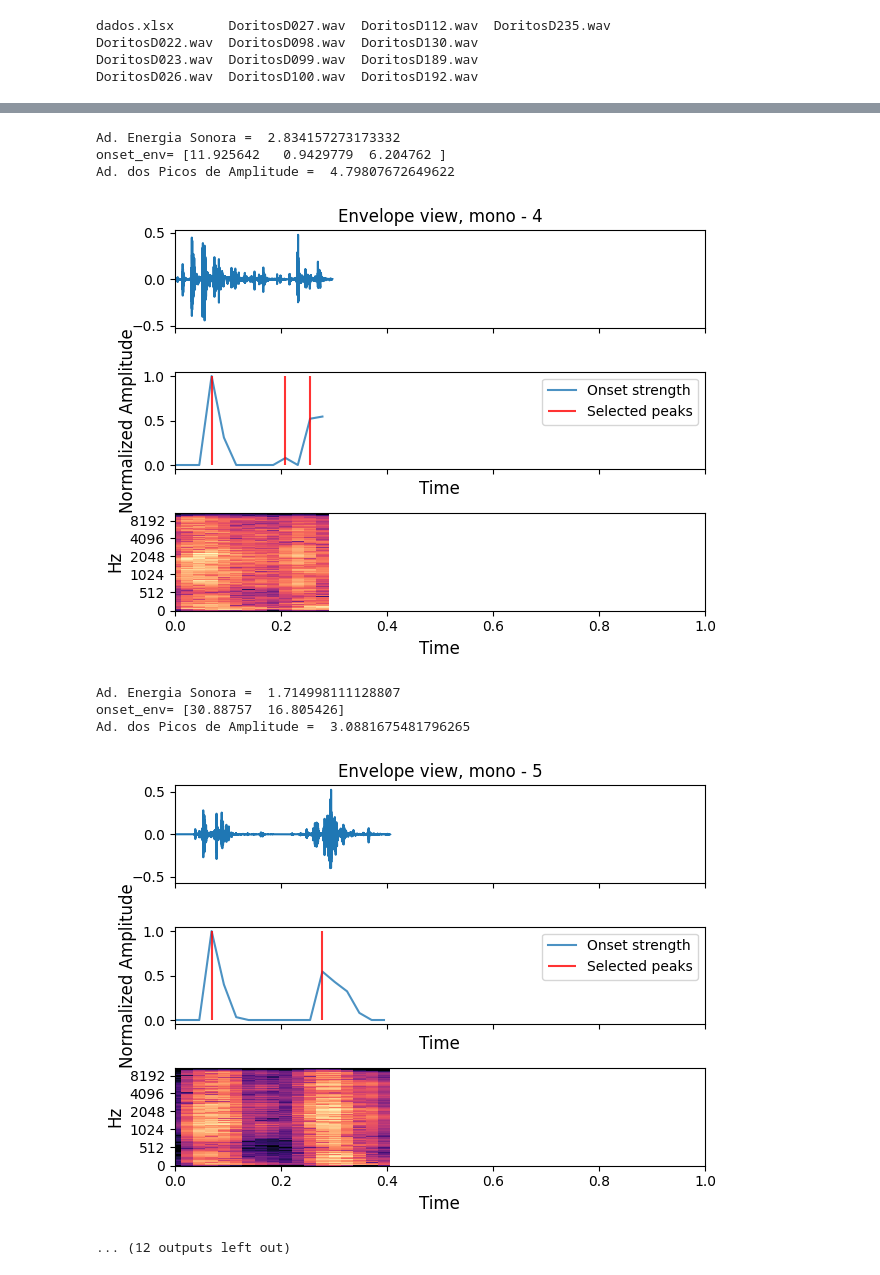
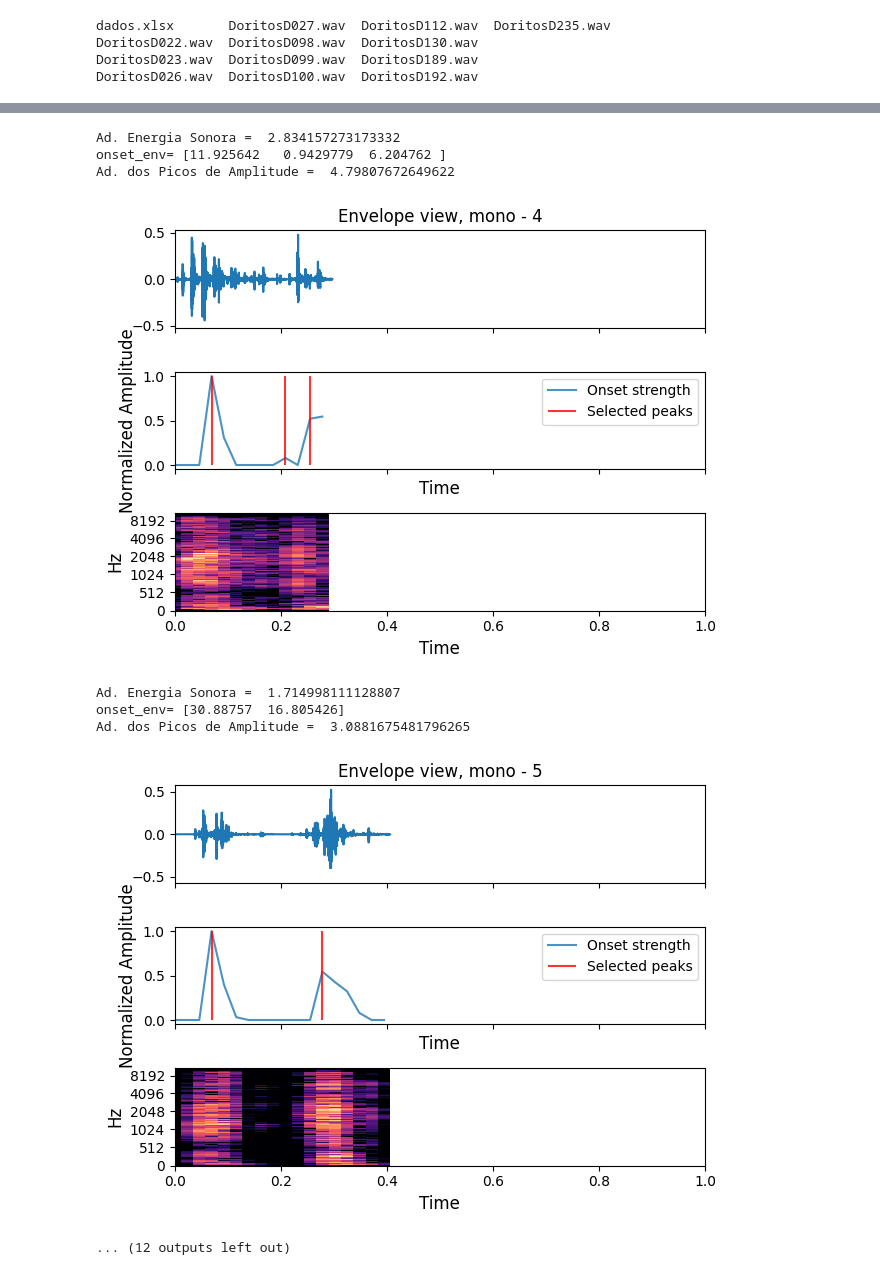
Before and after one commit to gdacanal/Crispy-API, a Jupyter notebook: Crispy_Full_GCD.ipynb, the cells around one changed output, grey strips where cells are left out. Cells and saved outputs as stored; diff of their text form; code cells hidden in the pictures.

```diff
--- a/Crispy_Full_GCD.ipynb
+++ b/Crispy_Full_GCD.ipynb
@@ -98,7 +98,8 @@ for file in range(0, len(audio_files), 1):
     ax[1].set_xlabel('Time', fontsize=12)
     ax[1].set_xlim([0, 1])
 
-    librosa.display.specshow(librosa.amplitude_to_db(np.abs(librosa.stft(y)), ref=np.max), y_axis='mel', x_axis='time', ax=ax[2])
+    D = librosa.stft(y)
+    librosa.display.specshow(librosa.amplitude_to_db(np.abs(D)**2, ref=np.max), y_axis='mel', x_axis='time', ax=ax[2])
     ax[2].set_xscale('linear')
     ax[2].set_ylabel('Hz', fontsize=12)
     ax[2].set_xlabel('Time', fontsize=12)
@@ -136,9 +137,9 @@ Ad. dos Picos de Amplitude =  3.5744733810424805
 Ad. Energia Sonora =  2.834157273173332
 onset_env= [11.925642   0.9429779  6.204762 ]
 Ad. dos Picos de Amplitude =  4.79807672649622
-[figure, old version]
+[figure, new version]
 Ad. Energia Sonora =  1.714998111128807
 onset_env= [30.88757  16.805426]
 Ad. dos Picos de Amplitude =  3.0881675481796265
-[figure, old version]
+[figure, new version]
 ... (12 outputs left out)
```
Also changed, not shown: parts of 1 cell of this notebook, 1 other file.
